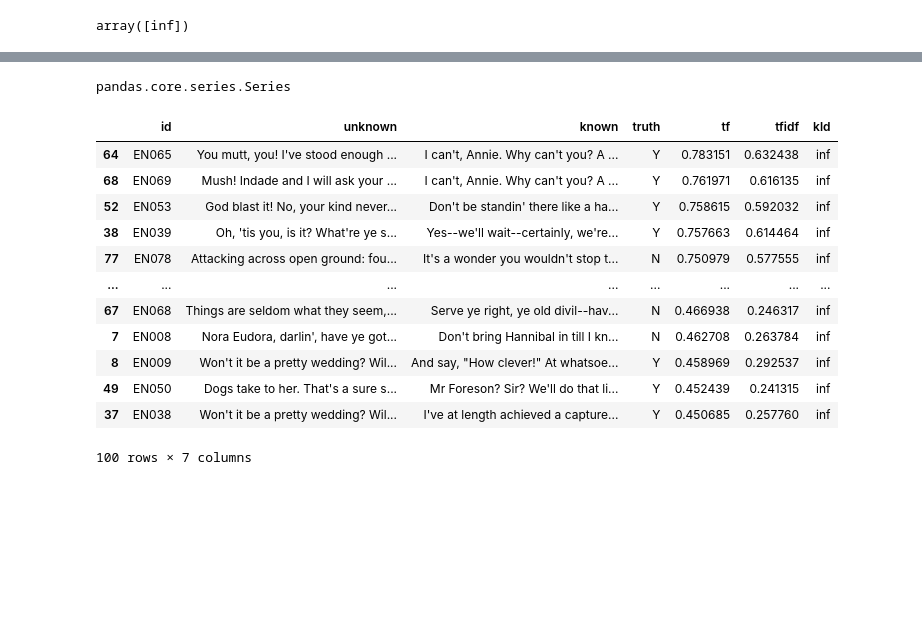
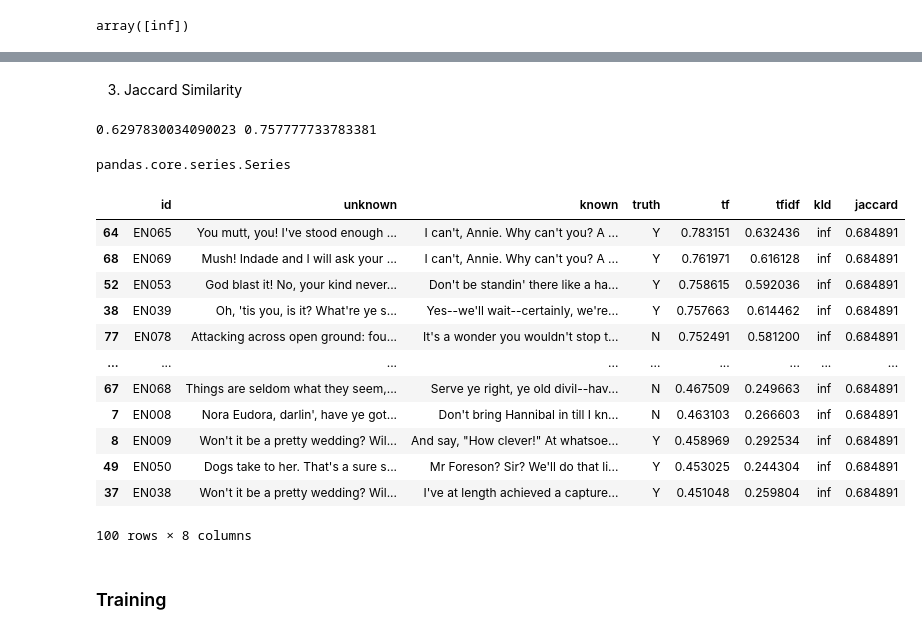
Before and after one commit to Sarvesh435/nlpassignment1, a Jupyter notebook: A2/2.ipynb, the cells around one changed output, grey strips where cells are left out. Cells and saved outputs as stored; diff of their text form; code cells hidden in the pictures; blank space fills up the shorter version.

```diff
--- a/A2/2.ipynb
+++ b/A2/2.ipynb
@@ -19,8 +21,8 @@ for f in sorted(train_folders):
 
         df = {
             'id': f,
-            'unknown' : unknown,
-            'known' : known
+            'unknown' : unknown.replace('_', ''),
+            'known' : known.replace('_', '')
         }
         raw.append(df)
 # %%
@@ -61,8 +67,9 @@ df
 # %%
 from sklearn.feature_extraction.text import CountVectorizer, TfidfTransformer
 
-cv = CountVectorizer(analyzer='char', ngram_range=(3,3))
-# cv = CountVectorizer(analyzer='word')
+cv = CountVectorizer(analyzer='char', ngram_range=(3,3), min_df=2)
+# cv = CountVectorizer(analyzer='word', min_df=2)
+
 cv_fit = cv.fit_transform(df['unknown']+ df['known'])
 word_list = cv.get_feature_names_out()
 tfidf = TfidfTransformer()
@@ -189,27 +203,50 @@ from sklearn.metrics.pairwise import cosine_similarity
 
 coss_tf = cosine_similarity(cv.transform(df.unknown), cv.transform(df.known))
 coss_tfidf = cosine_similarity(tfidf.transform(cv.transform(df.unknown)), tfidf.transform(cv.transform(df.known)))
+# %% [markdown]
+3. Jaccard Similarity
+# %%
+from sklearn.metrics import jaccard_score
+
+jaccards = []
+
+for i in range (df.shape[0]):
+    x = df.loc[i]
+    u = cv.transform([x.unknown]).toarray()[0]
+    k = cv.transform([x.known]).toarray()[0]
+    jaccards.append(jaccard_score(u, k, average='weighted'))
+print(min(jaccards), max(jaccards))
+# %% [output]
+0.6297830034090023 0.757777733783381
+# %%
+def get_jaccards(i) :
+    return jaccard_score(cv.transform([x.unknown]).toarray()[0],
+            cv.transform([x.known]).toarray()[0],
+            average='weighted')
 # %%
 type(kld)
 # %% [output]
 pandas.core.series.Series
 # %%
-df.assign(tf = lambda x: coss_tf[x.index, x.index],
+df = df.assign(tf = lambda x: coss_tf[x.index, x.index],
     tfidf = lambda x: coss_tfidf[x.index, x.index],
-    kld = kld
+    kld = kld,
+    jaccard = lambda x: get_jaccards(x.index)
     ).sort_values(by='tf', ascending=False)
-# df['kld'] = kld.flatten()
+df
 # %% [output]
-|  | id | unknown | known | truth | tf | tfidf | kld |
-| 64 | EN065 | You mutt, you! I've stood enough ... | I can't, Annie. Why can't you? A ... | Y | 0.783151 | 0.632438 | inf |
-| 68 | EN069 | Mush! Indade and I will ask your ... | I can't, Annie. Why can't you? A ... | Y | 0.761971 | 0.616135 | inf |
-| 52 | EN053 | God blast it! No, your kind never... | Don't be standin' there like a ha... | Y | 0.758615 | 0.592032 | inf |
-| 38 | EN039 | Oh, 'tis you, is it? What're ye s... | Yes--we'll wait--certainly, we're... | Y | 0.757663 | 0.614464 | inf |
-| 77 | EN078 | Attacking across open ground: fou... | It's a wonder you wouldn't stop t... | N | 0.750979 | 0.577555 | inf |
-| ... | ... | ... | ... | ... | ... | ... | ... |
-| 67 | EN068 | Things are seldom what they seem,... | Serve ye right, ye old divil--hav... | N | 0.466938 | 0.246317 | inf |
-| 7 | EN008 | Nora Eudora, darlin', have ye got... | Don't bring Hannibal in till I kn... | N | 0.462708 | 0.263784 | inf |
-| 8 | EN009 | Won't it be a pretty wedding? Wil... | And say, "How clever!" At whatsoe... | Y | 0.458969 | 0.292537 | inf |
-| 49 | EN050 | Dogs take to her. That's a sure s... | Mr Foreson? Sir? We'll do that li... | Y | 0.452439 | 0.241315 | inf |
-| 37 | EN038 | Won't it be a pretty wedding? Wil... | I've at length achieved a capture... | Y | 0.450685 | 0.257760 | inf |
+|  | id | unknown | known | truth | tf | tfidf | kld | jaccard |
+| 64 | EN065 | You mutt, you! I've stood enough ... | I can't, Annie. Why can't you? A ... | Y | 0.783151 | 0.632436 | inf | 0.684891 |
+| 68 | EN069 | Mush! Indade and I will ask your ... | I can't, Annie. Why can't you? A ... | Y | 0.761971 | 0.616128 | inf | 0.684891 |
+| 52 | EN053 | God blast it! No, your kind never... | Don't be standin' there like a ha... | Y | 0.758615 | 0.592036 | inf | 0.684891 |
+| 38 | EN039 | Oh, 'tis you, is it? What're ye s... | Yes--we'll wait--certainly, we're... | Y | 0.757663 | 0.614462 | inf | 0.684891 |
+| 77 | EN078 | Attacking across open ground: fou... | It's a wonder you wouldn't stop t... | N | 0.752491 | 0.581200 | inf | 0.684891 |
+| ... | ... | ... | ... | ... | ... | ... | ... | ... |
+| 67 | EN068 | Things are seldom what they seem,... | Serve ye right, ye old divil--hav... | N | 0.467509 | 0.249663 | inf | 0.684891 |
+| 7 | EN008 | Nora Eudora, darlin', have ye got... | Don't bring Hannibal in till I kn... | N | 0.463103 | 0.266603 | inf | 0.684891 |
+| 8 | EN009 | Won't it be a pretty wedding? Wil... | And say, "How clever!" At whatsoe... | Y | 0.458969 | 0.292534 | inf | 0.684891 |
+| 49 | EN050 | Dogs take to her. That's a sure s... | Mr Foreson? Sir? We'll do that li... | Y | 0.453025 | 0.244304 | inf | 0.684891 |
+| 37 | EN038 | Won't it be a pretty wedding? Wil... | I've at length achieved a capture... | Y | 0.451048 | 0.259804 | inf | 0.684891 |
-100 rows × 7 columns
+100 rows × 8 columns
+# %% [markdown]
+### Training
```
Also changed, not shown: parts of 50 cells of this notebook.
